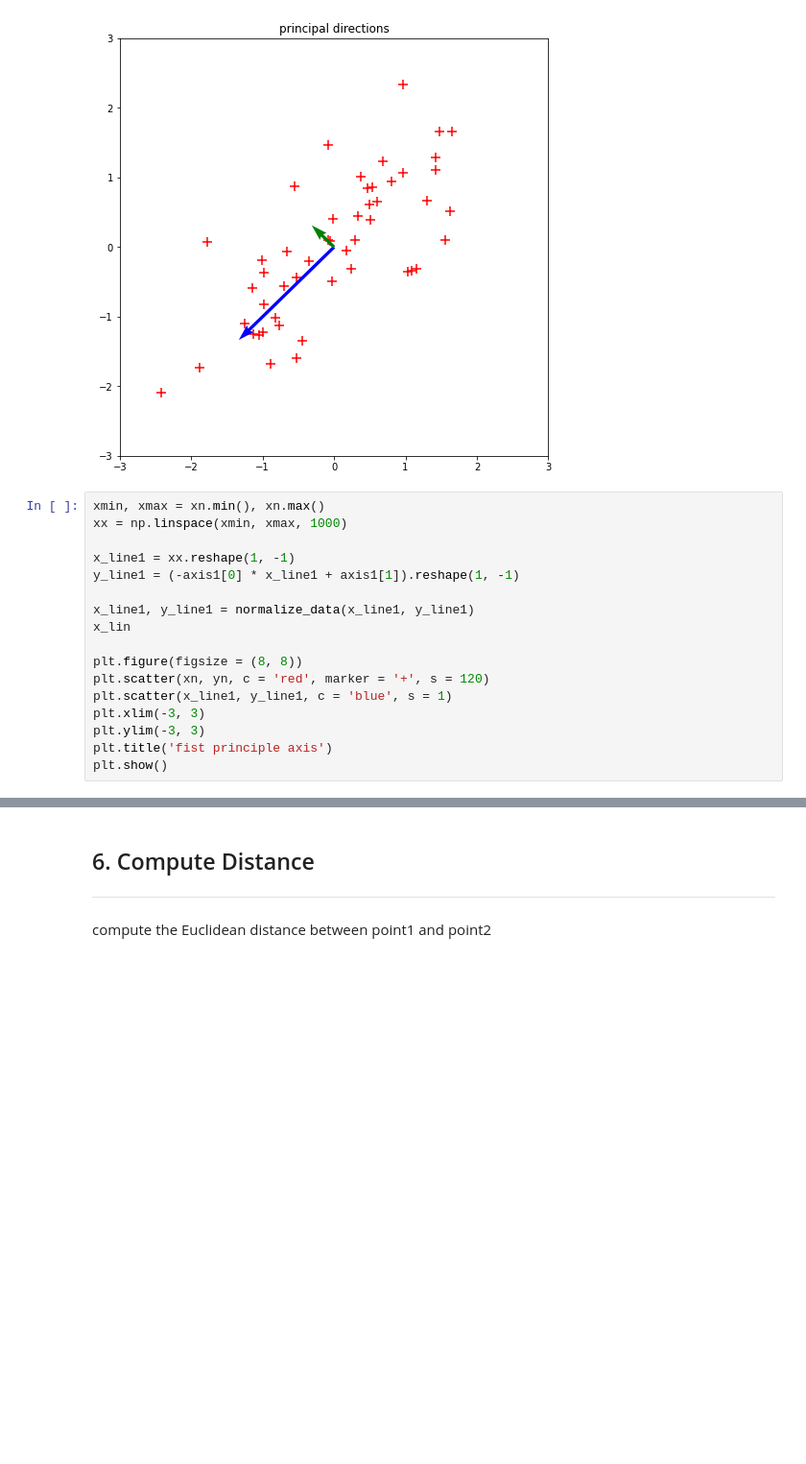
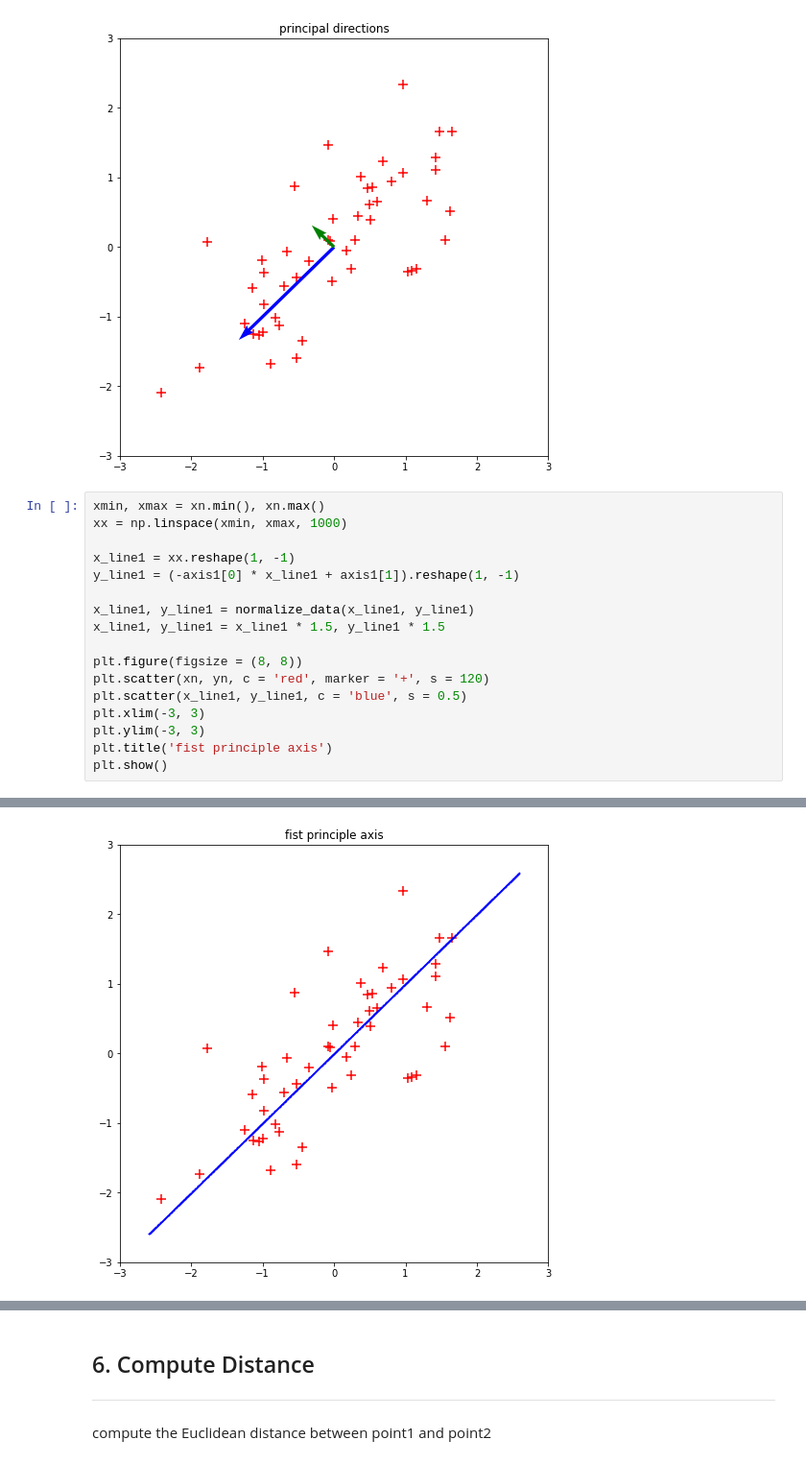
Before and after one commit to wkdthf21/Machine-Learning-Assignment, a Jupyter notebook: 08/Principal Component Analysis.ipynb, the cells around one changed output, grey strips where cells are left out. Shown at 96% size. Saved outputs shown, nothing was run; the diff lists cells and outputs as text; blank space fills up the shorter version.

Commit message:
Assignment #08 : plot the projection to the first principle axis

```diff
--- a/08/Principal Component Analysis.ipynb
+++ b/08/Principal Component Analysis.ipynb
@@ -148,11 +148,11 @@ x_line1 = xx.reshape(1, -1)
 y_line1 = (-axis1[0] * x_line1 + axis1[1]).reshape(1, -1)
 
 x_line1, y_line1 = normalize_data(x_line1, y_line1)
-x_lin
+x_line1, y_line1 = x_line1 * 1.5, y_line1 * 1.5
 
 plt.figure(figsize = (8, 8))
 plt.scatter(xn, yn, c = 'red', marker = '+', s = 120)
-plt.scatter(x_line1, y_line1, c = 'blue', s = 1)
+plt.scatter(x_line1, y_line1, c = 'blue', s = 0.5)
 plt.xlim(-3, 3)
 plt.ylim(-3, 3)
 plt.title('fist principle axis')
@@ -161,0 +161 @@ SyntaxError: invalid syntax (<ipython-input-302-29ce8f39ca00>, line 11)
+[figure, added]
```
Also changed, not shown: parts of 2 cells of this notebook.
